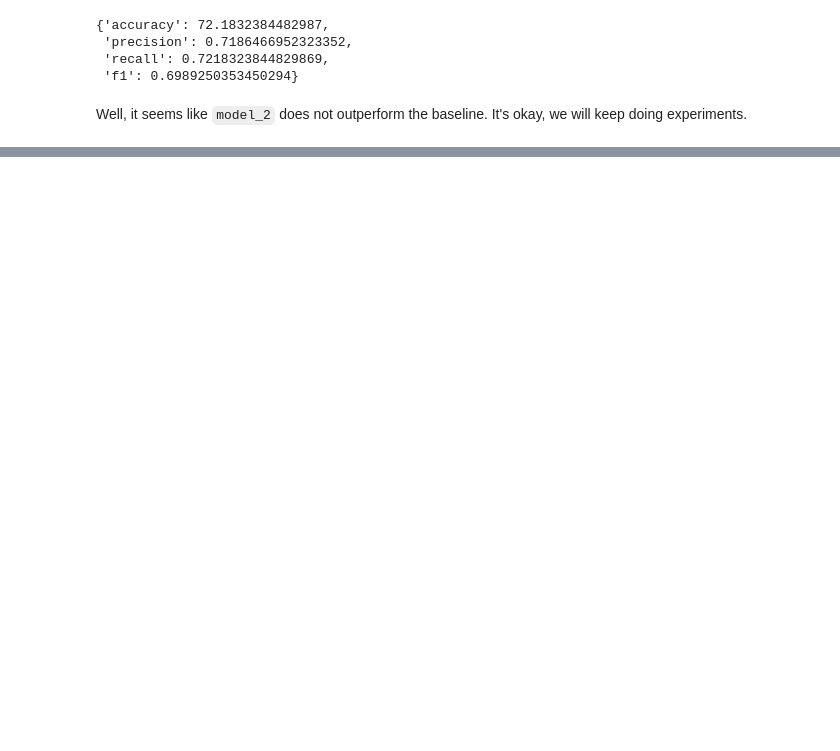
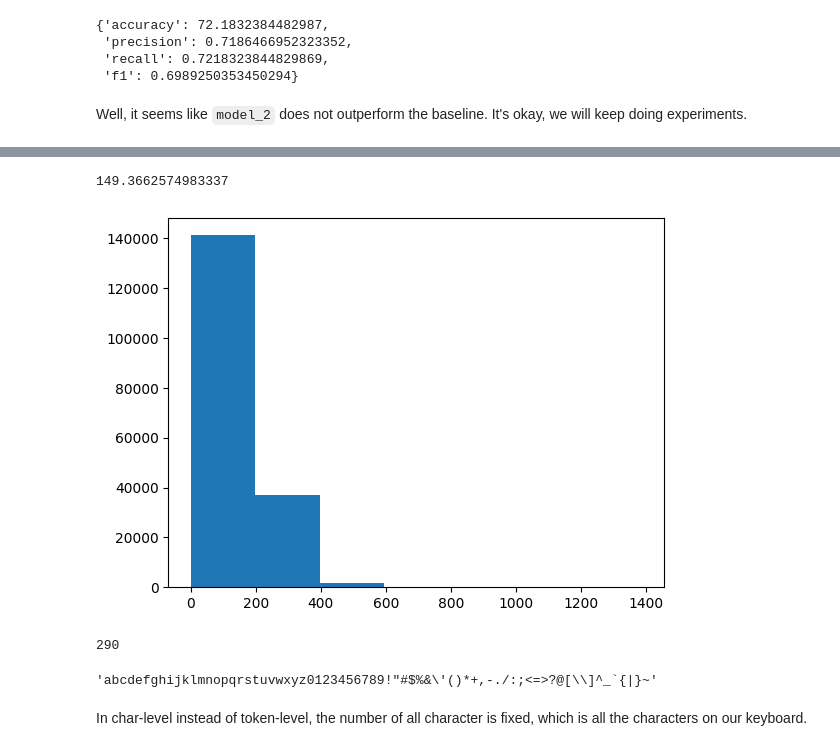
Before and after one commit to PengJuan-AI/TensorFlow_Study, a Jupyter notebook: 09_SkimLit_nlp_milestone_project.ipynb, the cells around one changed output, grey strips where cells are left out. Saved outputs shown, nothing was run; the diff lists cells and outputs as text; code cells hidden in the pictures; blank space fills up the shorter version.

```diff
--- a/09_SkimLit_nlp_milestone_project.ipynb
+++ b/09_SkimLit_nlp_milestone_project.ipynb
@@ -849,0 +899,29 @@ Well, it seems like `model_2` does not outperform the baseline. It's okay, we wi
+# %%
+# What's the average length?
+# char_lens = [len(chars.split(" ")) for chars in train_chars]
+char_lens = [len(s) for s in train_sentences] # len(sentences) calculates all chars in one sentence
+char_avg_len = np.mean(char_lens)
+char_avg_len
+# %% [output]
+149.3662574983337
+# %%
+# check the distribution
+import matplotlib.pyplot as plt
+plt.hist(char_lens, bins=7);
+# %% [output]
+[figure, added]
+# %%
+# Find what character length covers 95% if sequences
+output_seq_char_len = int(np.percentile(char_lens, 95))
+output_seq_char_len
+# %% [output]
+290
+# %%
+# Get all keyboard characters
+import string
+alphabet = string.ascii_lowercase + string.digits + string.punctuation
+alphabet
+# %% [output]
+'abcdefghijklmnopqrstuvwxyz0123456789!"#$%&\'()*+,-./:;<=>?@[\\]^_`{|}~'
+# %% [markdown]
+In char-level instead of token-level, the number of all character is fixed, which is all the characters on our keyboard.
```
Also changed, not shown: parts of 109 cells of this notebook.
